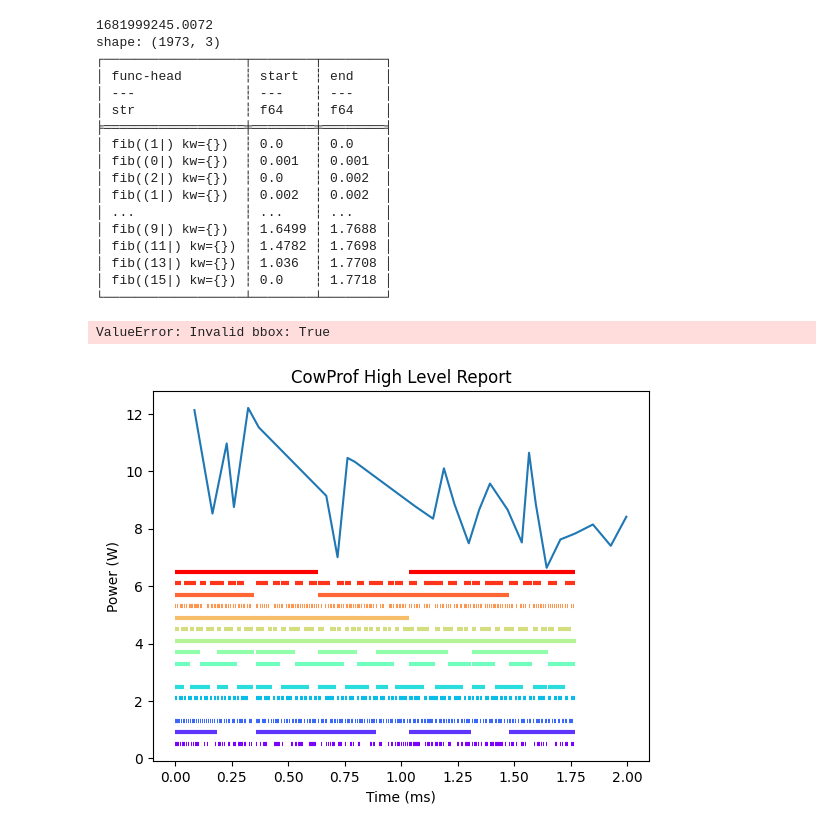
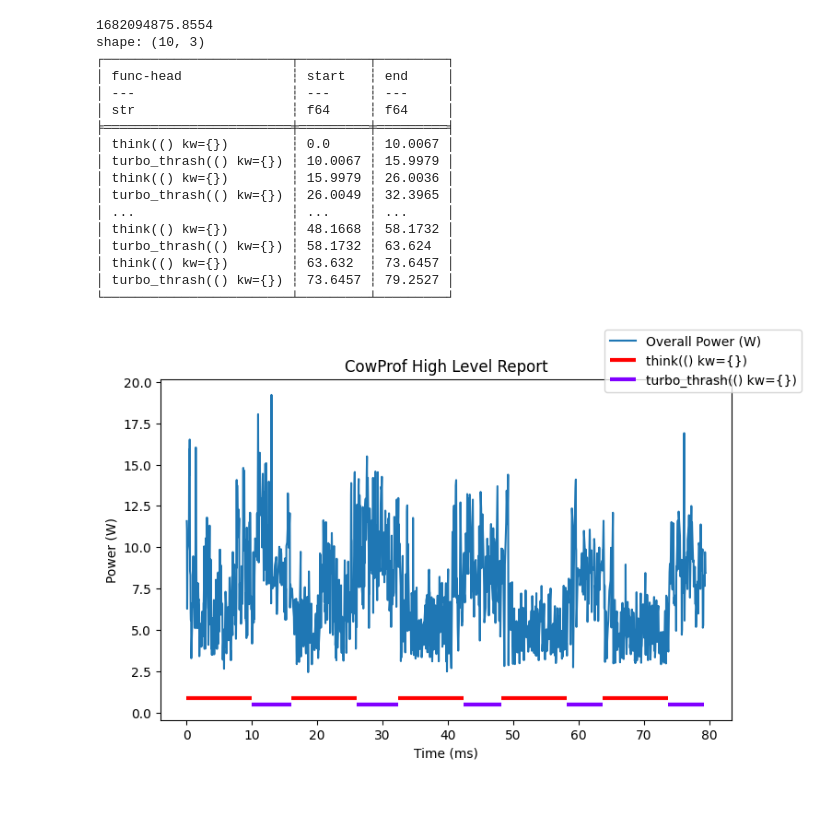
Before and after one commit to patrick-may/Energy-Efficiency-Profiler, a Jupyter notebook: analyzewb.ipynb, the cells around one changed output. Cells and saved outputs as stored; diff of their text form; code cells hidden in the pictures; blank space fills up the shorter version.

```diff
--- a/analyzewb.ipynb
+++ b/analyzewb.ipynb
@@ -7,8 +7,8 @@ import numpy as np
 
 # getting the power usage statistics
 
-powerdata = "data\power-logs\PowerLog-2023-04-20-10-00-44.706048"
-timedata = "data\intervals\python\TimeLog-2023-04-20-10-00-44.706048.csv"
+powerdata = "data\power-logs\PowerLog-2023-04-21-12-34-35.465919"
+timedata = "data\intervals\python\TimeLog-2023-04-21-12-34-35.465919.csv"
 systimeshift = 0
 pwr = pl.read_csv(powerdata)
 
@@ -71,50 +71,49 @@ uniqueheads = set(
 # unique colorings for each unique function call
 # Gotten from here: https://stackoverflow.com/questions/8389636/creating-over-20-unique-legend-colors-using-matplotlib
 pairings, shift = {}, 0.5
 color = iter(cm.rainbow(np.linspace(0, 1, len(uniqueheads))))
 for item in uniqueheads:
     pairings[item] = [next(color), shift]
     shift += 0.4
 
 # plot the different functions and where they be
 for row in timing.rows(named=True):
     func_name = row["func-head"]
     unique_color, unique_offset = pairings[func_name]
     plt.hlines(unique_offset,
         row["start"],
         row["end"],
         label=row["func-head"],
         color=unique_color,
         linewidth=3)
 
 # only use unique labels for repeat func calls
 # from this blog post: https://itecnote.com/tecnote/python-stop-matplotlib-repeating-labels-in-legend/
 handles, labels = plt.gca().get_legend_handles_labels()
 by_label = dict(zip(labels, handles))
 
 plt.title("CowProf High Level Report")
 plt.xlabel("Time (ms)"); plt.ylabel("Power (W)")
-fig.legend(by_label.values(), by_label.keys(), bbox_to_anchor=True)
+fig.legend(by_label.values(), by_label.keys())
 fig.set_figwidth(8)
 
 #------------------------------------------------------------------------
 # %% [output]
-1681999245.0072
-shape: (1973, 3)
-┌──────────────────┬────────┬────────┐
-│ func-head        ┆ start  ┆ end    │
-│ ---              ┆ ---    ┆ ---    │
-│ str              ┆ f64    ┆ f64    │
-╞══════════════════╪════════╪════════╡
-│ fib((1|) kw={})  ┆ 0.0    ┆ 0.0    │
-│ fib((0|) kw={})  ┆ 0.001  ┆ 0.001  │
-│ fib((2|) kw={})  ┆ 0.0    ┆ 0.002  │
-│ fib((1|) kw={})  ┆ 0.002  ┆ 0.002  │
-│ ...              ┆ ...    ┆ ...    │
-│ fib((9|) kw={})  ┆ 1.6499 ┆ 1.7688 │
-│ fib((11|) kw={}) ┆ 1.4782 ┆ 1.7698 │
-│ fib((13|) kw={}) ┆ 1.036  ┆ 1.7708 │
-│ fib((15|) kw={}) ┆ 0.0    ┆ 1.7718 │
-└──────────────────┴────────┴────────┘
+1682094875.8554
+shape: (10, 3)
+┌────────────────────────┬─────────┬─────────┐
+│ func-head              ┆ start   ┆ end     │
+│ ---                    ┆ ---     ┆ ---     │
+│ str                    ┆ f64     ┆ f64     │
+╞════════════════════════╪═════════╪═════════╡
+│ think(() kw={})        ┆ 0.0     ┆ 10.0067 │
+│ turbo_thrash(() kw={}) ┆ 10.0067 ┆ 15.9979 │
+│ think(() kw={})        ┆ 15.9979 ┆ 26.0036 │
+│ turbo_thrash(() kw={}) ┆ 26.0049 ┆ 32.3965 │
+│ ...                    ┆ ...     ┆ ...     │
+│ think(() kw={})        ┆ 48.1668 ┆ 58.1732 │
+│ turbo_thrash(() kw={}) ┆ 58.1732 ┆ 63.624  │
+│ think(() kw={})        ┆ 63.632  ┆ 73.6457 │
+│ turbo_thrash(() kw={}) ┆ 73.6457 ┆ 79.2527 │
+└────────────────────────┴─────────┴─────────┘
-ValueError: Invalid bbox: True
-[figure, old version]
+[figure, new version]
```
Also changed, not shown: 9 other files.
